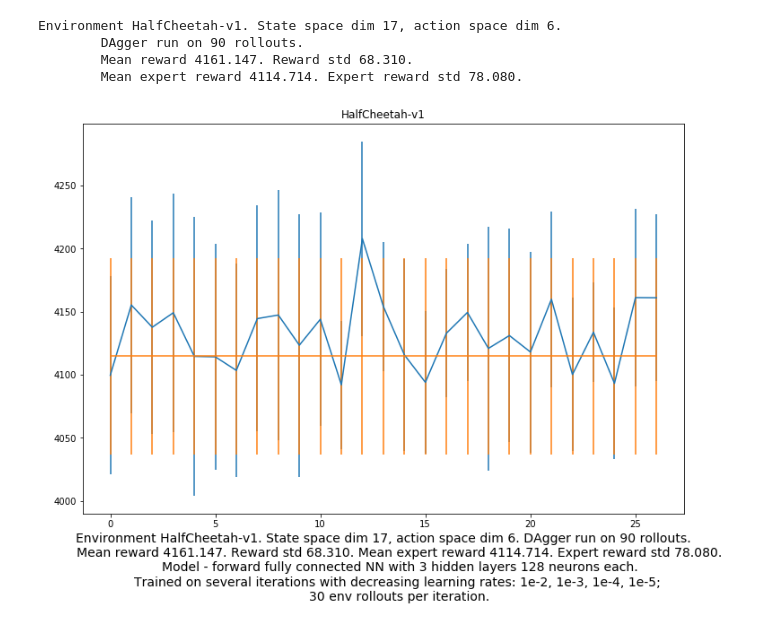
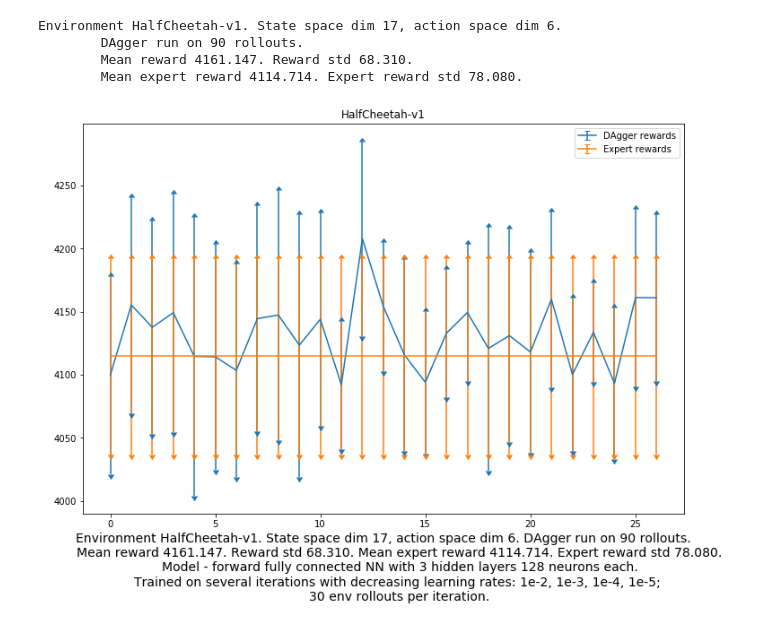
Before and after one commit to hvedr/homework, a Jupyter notebook: hw1/hw1.4_DAgger.ipynb, the cells around one changed output. Saved outputs shown, nothing was run; the diff lists cells and outputs as text; code cells hidden in the pictures.

```diff
--- a/hw1/hw1.4_DAgger.ipynb
+++ b/hw1/hw1.4_DAgger.ipynb
@@ -311,37 +311,40 @@ Environment HalfCheetah-v1. State space dim 17, action space dim 6.
 # %%
 import matplotlib.pyplot as plt
 %matplotlib inline
 fig, axs = plt.subplots(nrows=len(environments), ncols=1, figsize = (12, 8*len(environments)), sharex=True)
 #
 for envname in environments:
     x = range(int(len(results[envname]['returns'])/10))
     y,yerr = [], []
     for i in x:
         y.append(  np.mean(results[envname]['returns'][i*10:(i+1)*10]))
         yerr.append(np.std(results[envname]['returns'][i*10:(i+1)*10]))
     ax = axs #[environments.index(envname)]
-    ax.errorbar(x, y, yerr=yerr, fmt='-')
-    ax.errorbar(x,[np.mean(results[envname]['expert_returns'])]*len(x),[np.std(results[envname]['expert_returns'])]*len(x))
+    ax.errorbar(x, y, yerr=yerr, fmt='-',label = 'DAgger rewards', lolims=True, uplims=True )
+    ax.errorbar(x,[np.mean(results[envname]['expert_returns'])]*len(x),
+                [np.std(results[envname]['expert_returns'])]*len(x),
+               label = 'Expert rewards',
+               lolims=True, uplims=True)
     ax.set_title(envname)
     ax.set_xlabel('''Environment {}. State space dim {}, action space dim {}. DAgger run on {} rollouts.
         Mean reward {:.3f}. Reward std {:.3f}. Mean expert reward {:.3f}. Expert reward std {:.3f}.
         Model - forward fully connected NN with 3 hidden layers 128 neurons each.
         Trained on several iterations with decreasing learning rates: 1e-2, 1e-3, 1e-4, 1e-5;
         30 env rollouts per iteration.
         '''.format(
         envname,
         state_shape,
         actions_shape,
         args.num_rollouts,
         np.mean(results[envname]['returns'][-20:]),
         np.std(results[envname]['returns'][-20:]),
         np.mean(results[envname]['expert_returns'][-20:]),
         np.std(results[envname]['expert_returns'][-20:])),
         fontsize = 14
            )
-    #ax.legend()
+    plt.legend()
 # %% [output]
-[figure, old version]
+[figure, new version]
 # %%
 fig.savefig('DAgger_HalfCheetah-v1.png')
 # %%
```
Also changed, not shown: 3 other files.
